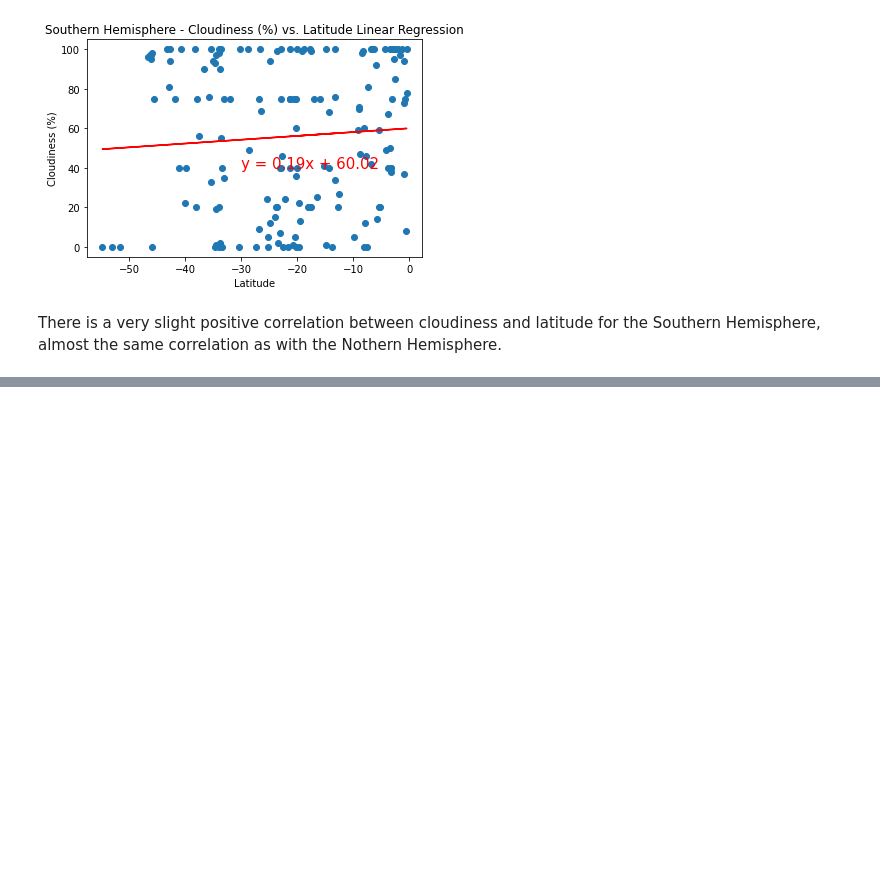
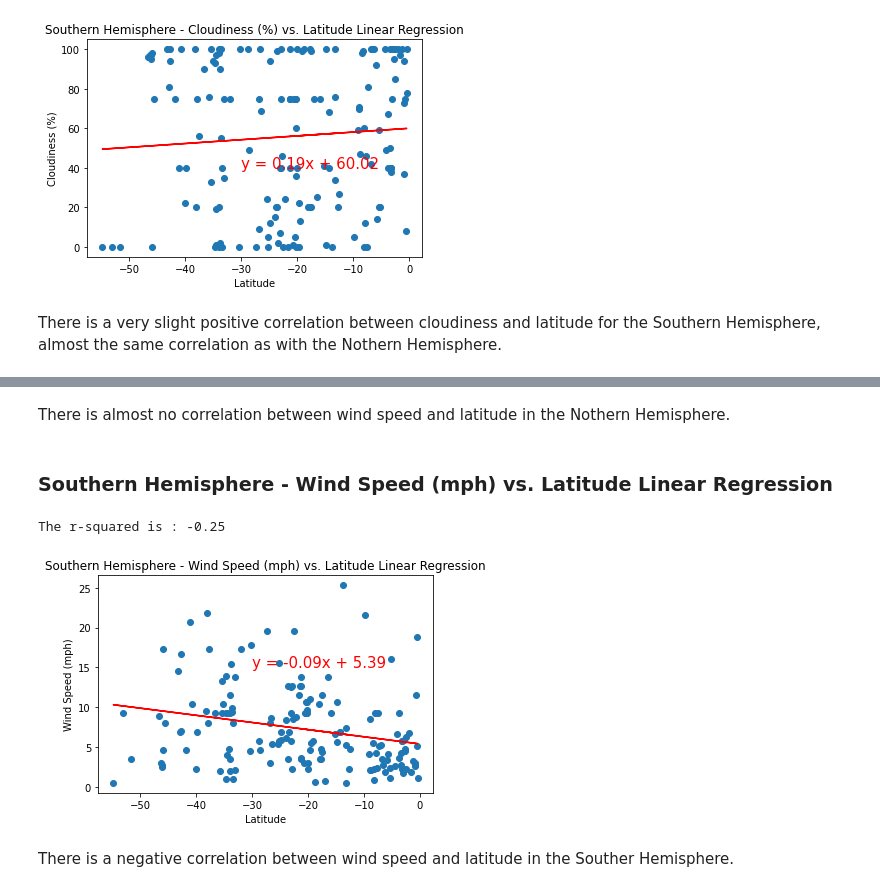
Before and after one commit to dejayru/python-api-chanllenge, a Jupyter notebook: WeatherPy/WeatherPy.ipynb, the cells around one changed output, grey strips where cells are left out. Cells and saved outputs as stored; diff of their text form; code cells hidden in the pictures; blank space fills up the shorter version.

```diff
--- a/WeatherPy/WeatherPy.ipynb
+++ b/WeatherPy/WeatherPy.ipynb
@@ -440,0 +464,27 @@ There is a very slight positive correlation between cloudiness and latitude for
+# %% [markdown]
+There is almost no correlation between wind speed and latitude in the Nothern Hemisphere.
+# %% [markdown]
+### Southern Hemisphere - Wind Speed (mph) vs. Latitude Linear Regression
+# %%
+# Linear regression
+equation = linear_regression(southern_hemisphere["Lat"], southern_hemisphere["Wind Speed"])
+
+# annotate
+annotate(equation, -30, 15)
+
+# Set  title
+plt.title("Southern Hemisphere - Wind Speed (mph) vs. Latitude Linear Regression")
+
+# Set xlabel
+plt.xlabel("Latitude")
+
+# Set ylabel
+plt.ylabel("Wind Speed (mph)")
+
+# Save the figure
+plt.savefig("../Images/Southern Hemisphere - Wind Speed vs. Latitude Linear Regression.png")
+# %% [output]
+The r-squared is : -0.25
+[figure, added]
+# %% [markdown]
+There is a negative correlation between wind speed and latitude in the Souther Hemisphere.
```
Also changed, not shown: parts of 2 cells of this notebook, 2 other files.
